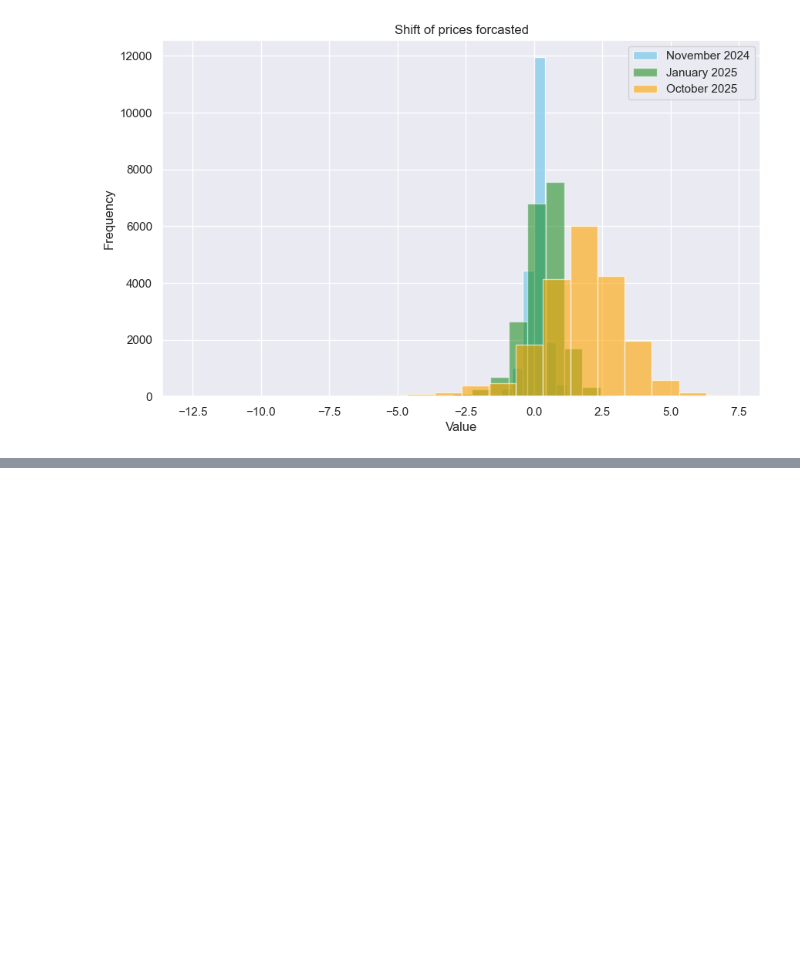
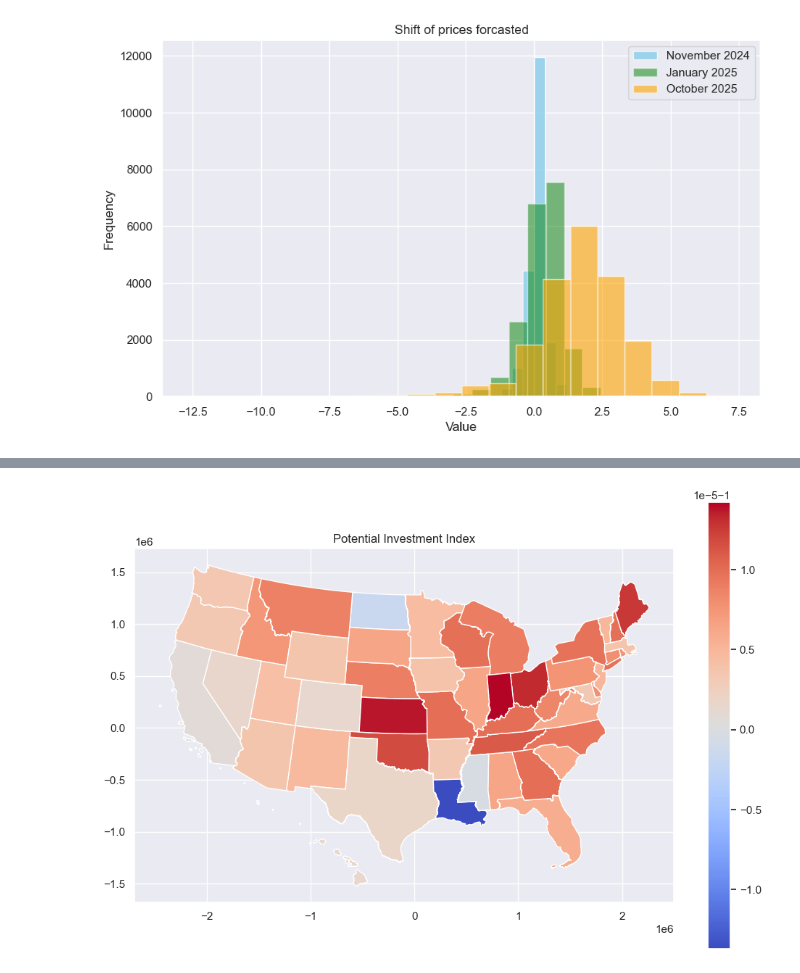
Before and after one commit to arthurkennedy/eda_dppt_project, a Jupyter notebook: luca.ipynb, the cells around one changed output, grey strips where cells are left out. Drawn from its saved outputs; the diff is of its cells as text; code cells hidden in the pictures; blank space fills up the shorter version.

```diff
--- a/luca.ipynb
+++ b/luca.ipynb
@@ -241,0 +378,13 @@ Index: []
+# %%
+median_value_df = forecastByState.merge(medianSalesByState)
+median_value_df = median_value_df.rename(columns={'2025-10-31': 'HomeValue', '2024-09-30': 'MedianPrice'})
+median_value_df['PotentialInvestmentIndex'] = (median_value_df['HomeValue'] / median_value_df['MedianPrice']) - 1
+
+map_states_pip_df = us_states.merge(median_value_df, left_on='STUSPS', right_on='StateName')
+
+fig, ax = plt.subplots(1, figsize=(12, 8))
+map_states_pip_df.plot(column='PotentialInvestmentIndex', cmap='coolwarm', ax=ax, legend=True)
+ax.set_title('Potential Investment Index')
+plt.show()
+# %% [output]
+[figure, added]
```
Also changed, not shown: parts of 23 cells of this notebook.
